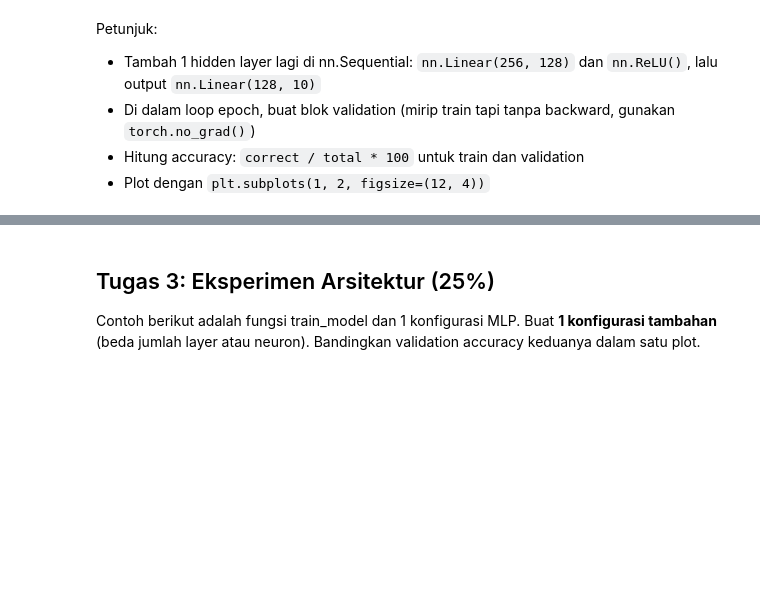
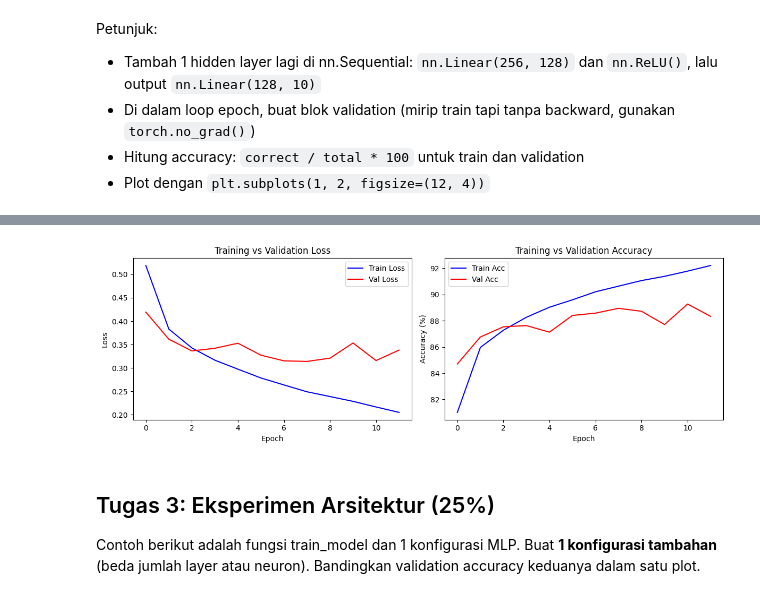
Before and after one commit to ronald154/DocumentationPractice, a Jupyter notebook: ujian_mlp.ipynb, the cells around one changed output, grey strips where cells are left out. Cells and saved outputs as stored; diff of their text form; code cells hidden in the pictures; blank space fills up the shorter version.

```diff
--- a/ujian_mlp.ipynb
+++ b/ujian_mlp.ipynb
@@ -165,61 +165,93 @@ Petunjuk:
 - Hitung accuracy: `correct / total * 100` untuk train dan validation
 - Plot dengan `plt.subplots(1, 2, figsize=(12, 4))`
 # %%
-# Tulis ulang class MLP dengan 2 hidden layer (256 dan 128)
+# 1. Tambahkan import library grafik terlebih dahulu agar tidak NameError
+import matplotlib.pyplot as plt
+
+# Definisikan Arsitektur MLP dengan 2 Hidden Layer (256 dan 128)
 class MLP(nn.Module):
     def __init__(self):
-        super().__init__()
-        # TODO: lengkapi nn.Sequential dengan 2 hidden layer + ReLU
-        self.net = nn.Sequential()
+        super(MLP, self).__init__()
+        self.net = nn.Sequential(
+            nn.Linear(784, 256),    # Hidden Layer 1
+            nn.ReLU(),
+            nn.Linear(256, 128),    # Hidden Layer 2
+            nn.ReLU(),
+            nn.Linear(128, 10)      # Output Layer
+        )
 
     def forward(self, x):
-        x = x.view(x.size(0), -1)
+        x = x.view(x.size(0), -1)   # Flatten gambar 28x28 jadi 784
         return self.net(x)
 
+# Inisialisasi Model sesuai seed NIM kamu
+torch.manual_seed(seed)
 model = MLP()
-print(model)
-
-# Training dan validation
 criterion = nn.CrossEntropyLoss()
 optimizer = optim.Adam(model.parameters(), lr=0.001)
 
-train_losses = []    # catat loss tiap epoch untuk training
-val_losses = []      # catat loss tiap epoch untuk validasi
-train_accs = []      # catat accuracy tiap epoch untuk training
-val_accs = []        # catat accuracy tiap epoch untuk validasi
+# List untuk mencatat history performa
+train_losses, val_losses = [], []
+train_accs, val_accs = [], []
 
+# 2. Proses Training dan Validation selama 12 Epoch
 for epoch in range(12):
-    # Training
+    # --- PHASE TRAINING ---
     model.train()
-    t_loss = 0
-    t_correct = 0
-    t_total = 0
+    t_loss, t_correct, t_total = 0, 0, 0
     for X, y in train_loader:
-        # TODO: forward, loss, backward, step
-        # TODO: hitung jumlah benar (t_correct) dan total (t_total)
-        pass
+        optimizer.zero_grad()
+        output = model(X)
+        loss = criterion(output, y)
+        loss.backward()
+        optimizer.step()
 
-    # Validation
+        t_loss += loss.item()
+        _, predicted = torch.max(output.data, 1)
+        t_total += y.size(0)
+        t_correct += (predicted == y).sum().item()
+
+    # --- PHASE VALIDATION ---
     model.eval()
-    v_loss = 0
-    v_correct = 0
-    v_total = 0
+    v_loss, v_correct, v_total = 0, 0, 0
     with torch.no_grad():
         for X, y in val_loader:
-            # TODO: forward, loss
-            # TODO: hitung jumlah benar (v_correct) dan total (v_total)
-            pass
+            output = model(X)
+            loss = criterion(output, y)
+            v_loss += loss.item()
+            _, predicted = torch.max(output.data, 1)
+            v_total += y.size(0)
+            v_correct += (predicted == y).sum().item()
 
-    # Simpan hasil
+    # Simpan hasil per epoch ke dalam list
     train_losses.append(t_loss / len(train_loader))
     val_losses.append(v_loss / len(val_loader))
     train_accs.append(100.0 * t_correct / t_total)
     val_accs.append(100.0 * v_correct / v_total)
-    print(f'Epoch {epoch+1:2d} | train_loss: {train_losses[-1]:.4f} val_loss: {val_losses[-1]:.4f} | train_acc: {train_accs[-1]:.2f}% val_acc: {val_accs[-1]:.2f}%')
 
-# Plot loss dan accuracy (train vs validation) dalam 2 subplot
+    print(f'Epoch {epoch+1:2d} | Train Loss: {train_losses[-1]:.4f} Val Loss: {val_losses[-1]:.4f} | '
+          f'Train Acc: {train_accs[-1]:.2f}% Val Acc: {val_accs[-1]:.2f}%')
+
+# 3. Visualisasi Hasil (Loss dan Accuracy) menggunakan plt
 fig, (ax1, ax2) = plt.subplots(1, 2, figsize=(12, 4))
-# TODO: plot train_losses dan val_losses di ax1
-# TODO: plot train_accs dan val_accs di ax2
+print(f"\nNIM: {nim}")
+
+# Plot Loss
+ax1.plot(train_losses, label='Train Loss', color='blue')
+ax1.plot(val_losses, label='Val Loss', color='red')
+ax1.set_title('Training vs Validation Loss')
+ax1.set_xlabel('Epoch')
+ax1.set_ylabel('Loss')
+ax1.legend()
+
+# Plot Accuracy
+ax2.plot(train_accs, label='Train Acc', color='blue')
+ax2.plot(val_accs, label='Val Acc', color='red')
+ax2.set_title('Training vs Validation Accuracy')
+ax2.set_xlabel('Epoch')
+ax2.set_ylabel('Accuracy (%)')
+ax2.legend()
+
 plt.tight_layout()
 plt.show()
+# %% [output]
@@ -226,3 +272,4 @@ plt.show()
+[figure, added]
 # %% [markdown]
 ## Tugas 3: Eksperimen Arsitektur (25%)
 
```
Also changed, not shown: parts of 1 cell of this notebook.
